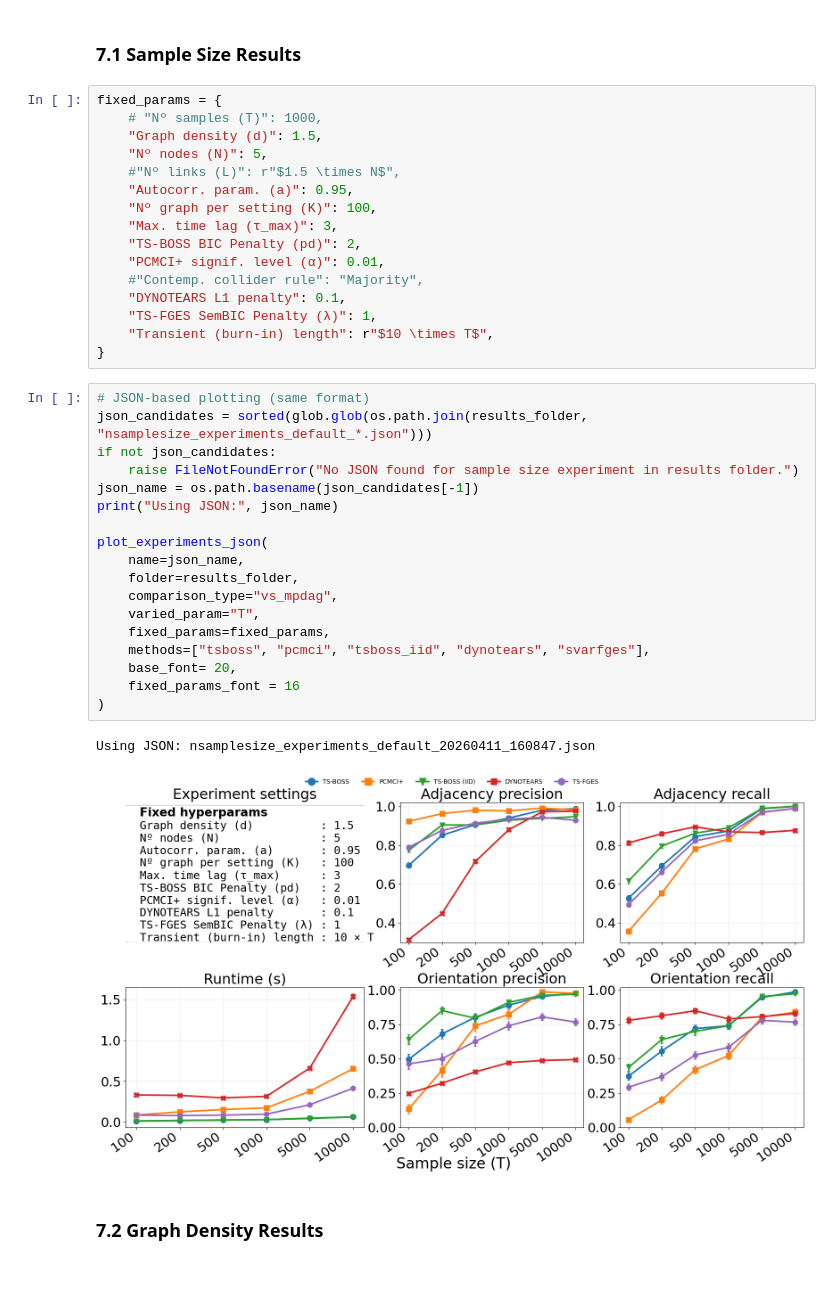
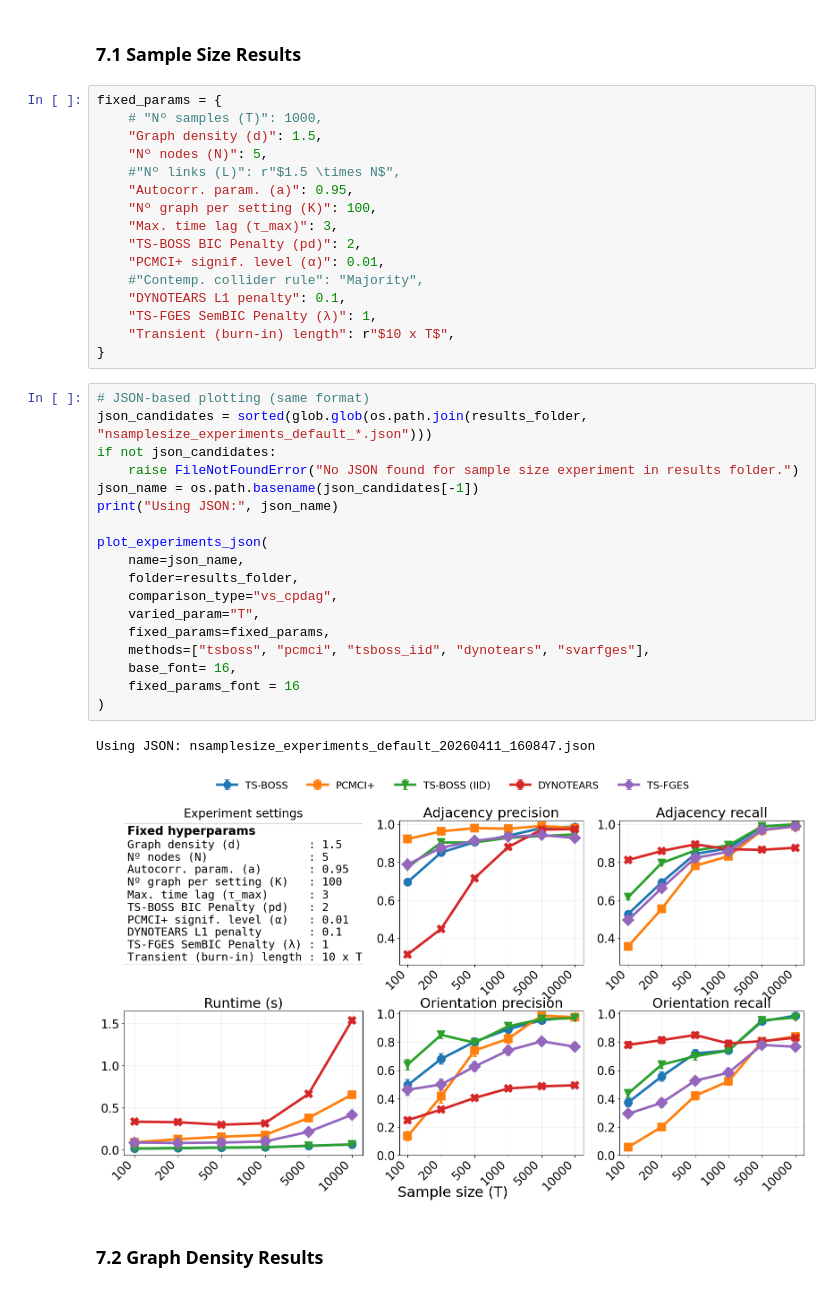
Before and after one commit to irenecastillo/TS-BOSS, a Jupyter notebook: notebooks/TS-BOSSY_notebook_experiments.ipynb, the cells around one changed output. Saved outputs shown, nothing was run; the diff lists cells and outputs as text.

Commit message:
restored old version of plotting function

```diff
--- a/notebooks/TS-BOSSY_notebook_experiments.ipynb
+++ b/notebooks/TS-BOSSY_notebook_experiments.ipynb
@@ -1233,29 +1230,29 @@ fixed_params = {
     #"Contemp. collider rule": "Majority",
     "DYNOTEARS L1 penalty": 0.1,
     "TS-FGES SemBIC Penalty (λ)": 1,
-    "Transient (burn-in) length": r"$10 \times T$",
+    "Transient (burn-in) length": r"$10 x T$",
 }
 # %%
 # JSON-based plotting (same format)
 json_candidates = sorted(glob.glob(os.path.join(results_folder, "nsamplesize_experiments_default_*.json")))
 if not json_candidates:
     raise FileNotFoundError("No JSON found for sample size experiment in results folder.")
 json_name = os.path.basename(json_candidates[-1])
 print("Using JSON:", json_name)
 
 plot_experiments_json(
     name=json_name,
     folder=results_folder,
-    comparison_type="vs_mpdag",
+    comparison_type="vs_cpdag",
     varied_param="T",
     fixed_params=fixed_params,
     methods=["tsboss", "pcmci", "tsboss_iid", "dynotears", "svarfges"],
-    base_font= 20,
+    base_font= 16,
     fixed_params_font = 16
 )
 # %% [output]
 Using JSON: nsamplesize_experiments_default_20260411_160847.json
-[figure, old version]
+[figure, new version]
 # %% [markdown]
 ### 7.2 Graph Density Results
 # %%
```
Also changed, not shown: parts of 17 cells of this notebook, 1 other file.
